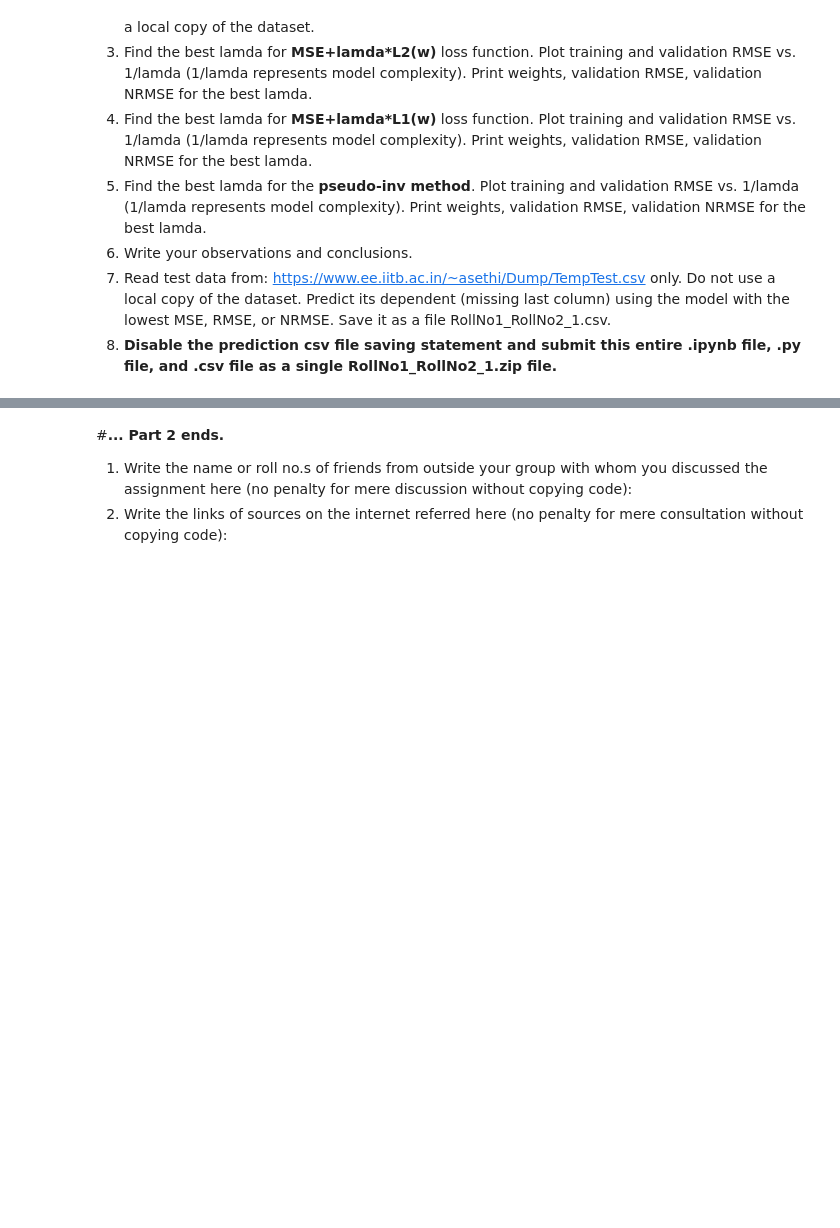
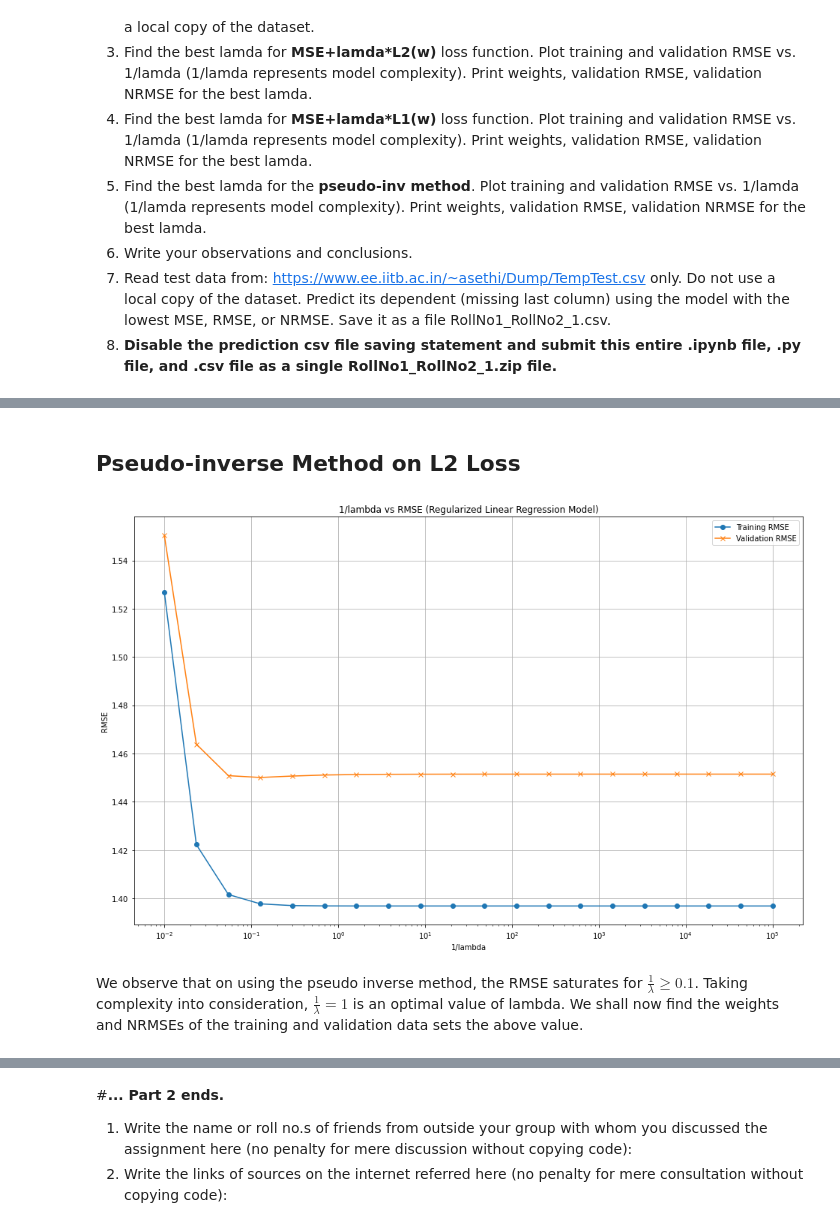
Before and after one commit to KartikIITB/EE769-Assignments, a Jupyter notebook: Assignment_1_Instructions_Template_v3.ipynb, the cells around one changed output, grey strips where cells are left out. Drawn from its saved outputs; the diff is of its cells as text; code cells hidden in the pictures; blank space fills up the shorter version.

```diff
--- a/Assignment_1_Instructions_Template_v3.ipynb
+++ b/Assignment_1_Instructions_Template_v3.ipynb
@@ -484,0 +497,7 @@ Name: 0.11242973141786385, dtype: float64
+# %%
+w_opt ,_ , validation_RMSE = regression_model(10000, 0.1, 1e-6, 1e-2, L1_Loss, L1_Gradient)
+validation_NRMSE = NRMSE_Metric(X_val, t_val, w_opt)
+print('Optimum weights for L1: ')
+print(w_opt)
+print(f'The validation RMSE for L1 is {validation_RMSE}')
+print(f'The validation NRMSE for L1 is {validation_NRMSE}')
@@ -484,0 +514,39 @@ Name: 0.11242973141786385, dtype: float64
+# %% [markdown]
+## Pseudo-inverse Method on L2 Loss
+# %%
+# Linear regression using pseudo-inverse
+
+def pinv_model(lamda):
+    w = Pseudo_Inverse(X_train, t_train, lamda)
+    return w, np.sqrt(MSE_Loss(X_train, t_train, w)), np.sqrt(MSE_Loss(X_val, t_val, w))
+# %%
+# Main function
+def pinv_main(lamdas):
+
+    # Find weights and RMSEs
+    train_RMSEs = []
+    val_RMSEs = []
+    for lamda in lamdas:
+        _, train_RMSE, val_RMSE = pinv_model(lamda)
+        train_RMSEs.append(train_RMSE)
+        val_RMSEs.append(val_RMSE)
+
+    # Plot 1/lamda vs RMSE in log scale
+    plt.plot(1/lamdas, train_RMSEs, label = 'Training RMSE', marker = 'o')
+    plt.plot(1/lamdas, val_RMSEs, label = 'Validation RMSE', marker = 'x')
+    plt.xlabel('1/lambda')
+    plt.ylabel('RMSE')
+    plt.title('1/lambda vs RMSE (Regularized Linear Regression Model)')
+    plt.xscale('log')
+    plt.legend()
+    plt.grid()
+    plt.show()
+# %%
+# linear regression using pseudo-invers
+
+lamdas = np.logspace(-5,2,20) # lambda values in log scale
+pinv_main(lamdas) # Run main program
+# %% [output]
+[figure, added]
+# %% [markdown]
+We observe that on using the pseudo inverse method, the RMSE saturates for $\frac{1}{\lambda} \geq 0.1$. Taking complexity into consideration, $\frac{1}{\lambda} = 1$ is an optimal value of lambda. We shall now find the weights and NRMSEs of the training and validation data sets the above value.
```
Also changed, not shown: parts of 32 cells of this notebook.
